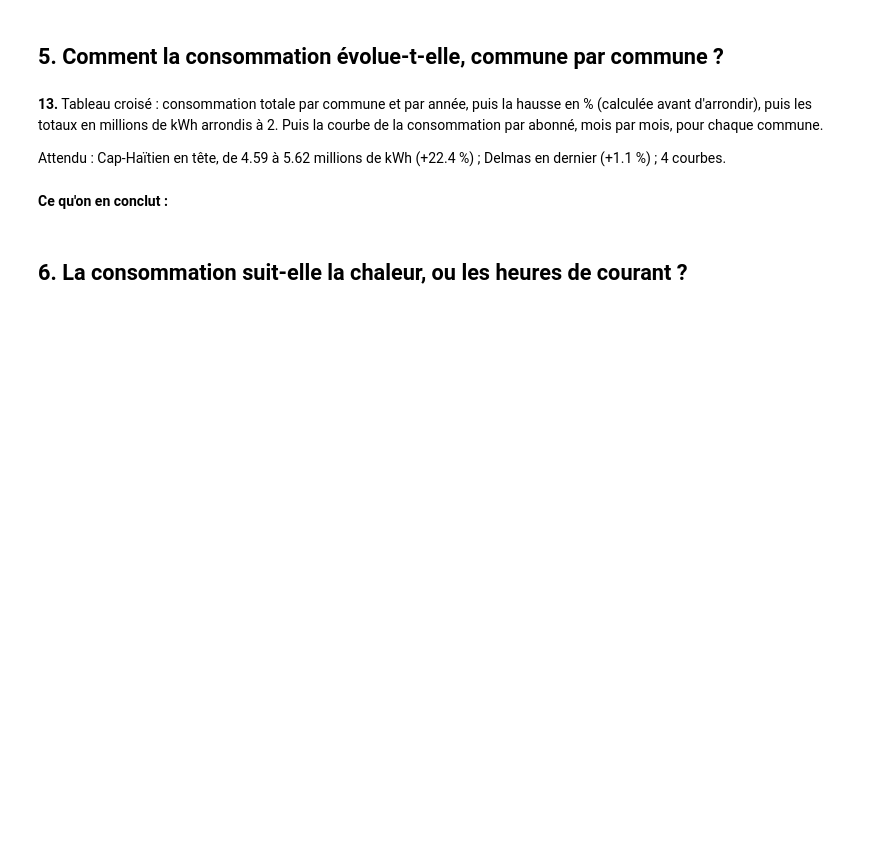
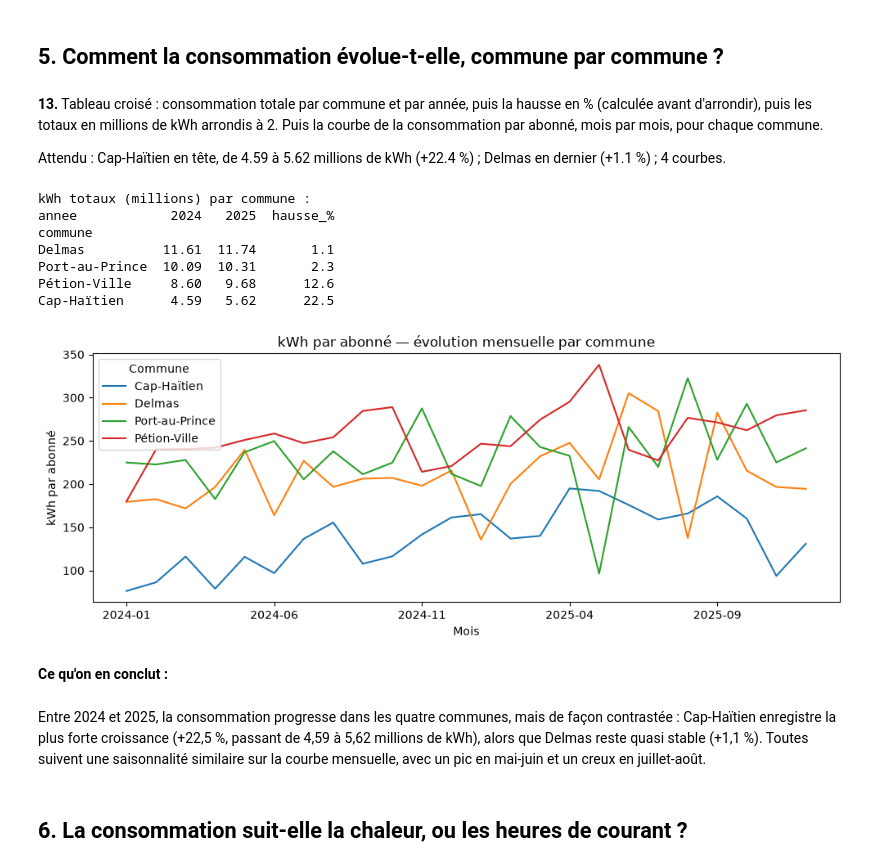
Before and after one commit to legrandabner05-hub/exercice-electricite, a Jupyter notebook: exploration.ipynb, the cells around one changed output. Saved outputs shown, nothing was run; the diff lists cells and outputs as text; code cells hidden in the pictures; blank space fills up the shorter version.

```diff
--- a/exploration.ipynb
+++ b/exploration.ipynb
@@ -265,8 +298,47 @@ Attendu : Commercial 393.2, Résidentiel 117.4 ; en tête : Centre-ville (468.7)
 **13.** Tableau croisé : consommation totale par commune et par année, puis la hausse en % (calculée avant d'arrondir), puis les totaux en millions de kWh arrondis à 2. Puis la courbe de la consommation par abonné, mois par mois, pour chaque commune.
 
 Attendu : Cap-Haïtien en tête, de 4.59 à 5.62 millions de kWh (+22.4 %) ; Delmas en dernier (+1.1 %) ; 4 courbes.
+# %%
+import matplotlib.pyplot as plt
+
+# 1. Cumuls de consommation par commune et année
+cumuls = donnees_propres.pivot_table(index="commune", columns="annee", values="kwh", aggfunc="sum")
+cumuls.columns = cumuls.columns.astype(str)
+
+# 2. Taux de croissance (sur valeurs brutes)
+cumuls["hausse_%"] = ((cumuls["2025"] / cumuls["2024"] - 1) * 100).round(1)
+
+# 3. Vue en millions sans altérer la hausse
+vue = cumuls.copy()
+vue["2024"] = (vue["2024"] / 1_000_000).round(2)
+vue["2025"] = (vue["2025"] / 1_000_000).round(2)
+print("kWh totaux (millions) par commune :")
+print(vue.sort_values("2025", ascending=False))
+
+# 4. Courbes
+courbes = donnees_propres.pivot_table(
+    index="mois", columns="commune", values="kwh_par_abonne", aggfunc="mean"
+)
+ax = courbes.plot(kind="line", figsize=(10, 4))
+ax.set_title("kWh par abonné — évolution mensuelle par commune")
+ax.set_xlabel("Mois")
+ax.set_ylabel("kWh par abonné")
+ax.legend(title="Commune")
+plt.tight_layout()
+plt.show()
+# %% [output]
+kWh totaux (millions) par commune :
+annee            2024   2025  hausse_%
+commune
+Delmas          11.61  11.74       1.1
+Port-au-Prince  10.09  10.31       2.3
+Pétion-Ville     8.60   9.68      12.6
+Cap-Haïtien      4.59   5.62      22.5
+[figure, added]
 # %% [markdown]
 **Ce qu'on en conclut :**
+# %% [markdown]
+Entre 2024 et 2025, la consommation progresse dans les quatre communes, mais de façon contrastée : Cap-Haïtien enregistre la plus forte croissance (+22,5 %, passant de 4,59 à 5,62 millions de kWh), alors que Delmas reste quasi stable (+1,1 %). Toutes suivent une saisonnalité similaire sur la courbe mensuelle, avec un pic en mai-juin et un creux en juillet-août.
 # %% [markdown]
 ## 6. La consommation suit-elle la chaleur, ou les heures de courant ?
 # %% [markdown]
```
Also changed, not shown: parts of 9 cells of this notebook.
